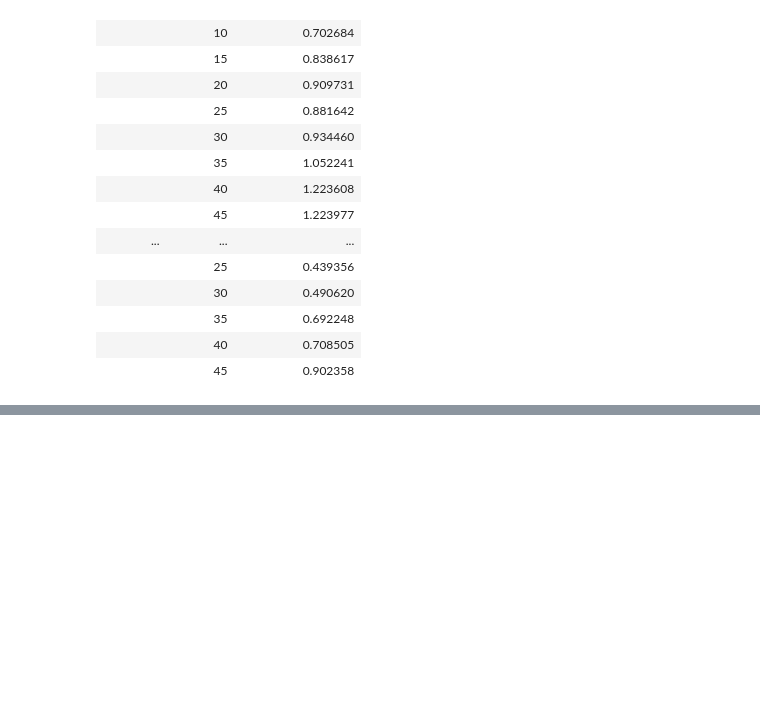
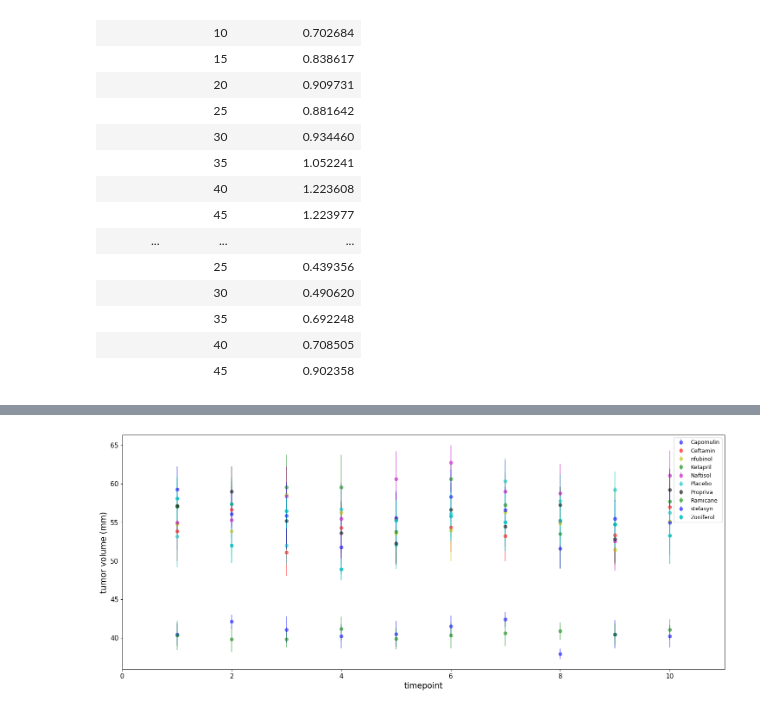
Before and after one commit to Pablo5653/matplotlib-challenge, a Jupyter notebook: HW.ipynb, the cells around one changed output, grey strips where cells are left out. Cells and saved outputs as stored; diff of their text form; code cells hidden in the pictures; blank space fills up the shorter version.

```diff
--- a/HW.ipynb
+++ b/HW.ipynb
@@ -205,0 +190,14 @@ DataError: No numeric types to aggregate
+# %%
+# Create a bunch of samples, each with sample size of 5
+nsamples = 10
+div = 5
+samples_Capomulin = [Capomulin_tumor_volume_reformat.sample(div) for x in range(0,nsamples)]
+samples_Ceftamin = [Ceftamin_tumor_volume_reformat.sample(div) for x in range(0,nsamples)]
+samples_Infubinol = [Infubinol_tumor_volume_reformat.sample(div) for x in range(0,nsamples)]
+samples_Ketapril = [Ketapril_tumor_volume_reformat.sample(div) for x in range(0,nsamples)]
+samples_Naftisol = [Naftisol_tumor_volume_reformat.sample(div) for x in range(0,nsamples)]
+samples_Placebo = [Placebo_tumor_volume_reformat.sample(div) for x in range(0,nsamples)]
+samples_Propriva = [Propriva_tumor_volume_reformat.sample(div) for x in range(0,nsamples)]
+samples_Ramicane = [Ramicane_tumor_volume_reformat.sample(div) for x in range(0,nsamples)]
+samples_stelasyn = [stelasyn_tumor_volume_reformat.sample(div) for x in range(0,nsamples)]
+samples_Zoniferol = [Zoniferol_tumor_volume_reformat.sample(div) for x in range(0,nsamples)]
@@ -205,0 +228,56 @@ DataError: No numeric types to aggregate
+# %%
+# Plot sample means with error bars
+fig, ax = plt.subplots(figsize=(20, 8), dpi=90)
+
+ax.errorbar(np.arange(0, len(samples_Capomulin), 1)+1,means_Capomulin, yerr=sems_Capomulin, fmt="o", color="b",
+            alpha=0.5, label="Capomulin")
+ax.set_xlim(0, len(means_Capomulin)+1)
+
+ax.errorbar(np.arange(0, len(samples_Ceftamin), 1)+1,means_Ceftamin, yerr=sems_Ceftamin, fmt="o", color="r",
+            alpha=0.5, label="Ceftamin")
+ax.set_xlim(0, len(means_Ceftamin)+1)
+
+ax.errorbar(np.arange(0, len(samples_Infubinol), 1)+1,means_Infubinol, yerr=sems_Infubinol, fmt="o", color="y",
+            alpha=0.5, label="nfubinol")
+ax.set_xlim(0, len(means_Infubinol)+1)
+
+ax.errorbar(np.arange(0, len(samples_Ketapril), 1)+1,means_Ketapril, yerr=sems_Ketapril, fmt="o", color="g",
+            alpha=0.5, label="Ketapril")
+ax.set_xlim(0, len(means_Ketapril)+1)
+
+ax.errorbar(np.arange(0, len(samples_Naftisol), 1)+1,means_Naftisol, yerr=sems_Naftisol, fmt="o", color="m",
+            alpha=0.5, label="Naftisol")
+ax.set_xlim(0, len(means_Naftisol)+1)
+
+ax.errorbar(np.arange(0, len(samples_Placebo), 1)+1,means_Placebo, yerr=sems_Placebo, fmt="o", color="c",
+            alpha=0.5, label="Placebo")
+ax.set_xlim(0, len(means_Placebo)+1)
+
+ax.errorbar(np.arange(0, len(samples_Propriva), 1)+1,means_Propriva, yerr=sems_Propriva, fmt="o", color="k",
+            alpha=0.5, label="Propriva")
+ax.set_xlim(0, len(means_Propriva)+1)
+
+ax.errorbar(np.arange(0, len(samples_Ramicane), 1)+1,means_Ramicane, yerr=sems_Ramicane, fmt="o", color="g",
+            alpha=0.5, label="Ramicane")
+ax.set_xlim(0, len(means_Ramicane)+1)
+
+ax.errorbar(np.arange(0, len(samples_stelasyn), 1)+1,means_stelasyn, yerr=sems_stelasyn, fmt="o", color="b",
+            alpha=0.5, label="stelasyn")
+ax.set_xlim(0, len(means_stelasyn)+1)
+
+ax.errorbar(np.arange(0, len(samples_Zoniferol), 1)+1,means_Zoniferol, yerr=sems_Zoniferol, fmt="o", color="c",
+            alpha=0.8, label="Zoniferol")
+ax.set_xlim(0, len(means_Zoniferol)+1)
+
+
+plt.xticks(fontsize=12 )
+plt.yticks(fontsize=12 )
+ax.set_xlabel("timepoint",fontsize=15)
+ax.set_ylabel("tumor volume (mm)",fontsize=15)
+plt.legend(loc="best", fontsize="medium", fancybox=True)
+
+
+
+plt.show()
+# %% [output]
+[figure, added]
```
Also changed, not shown: parts of 19 cells of this notebook.
